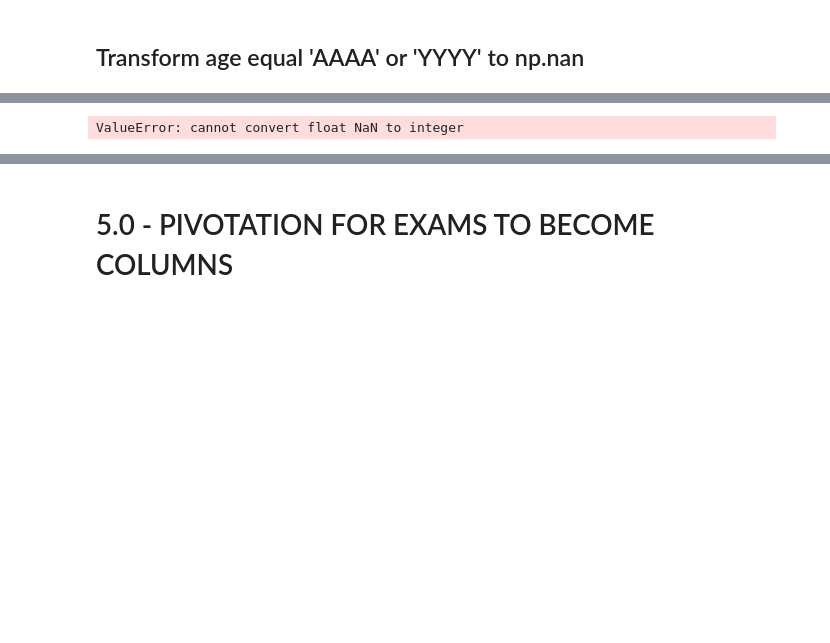
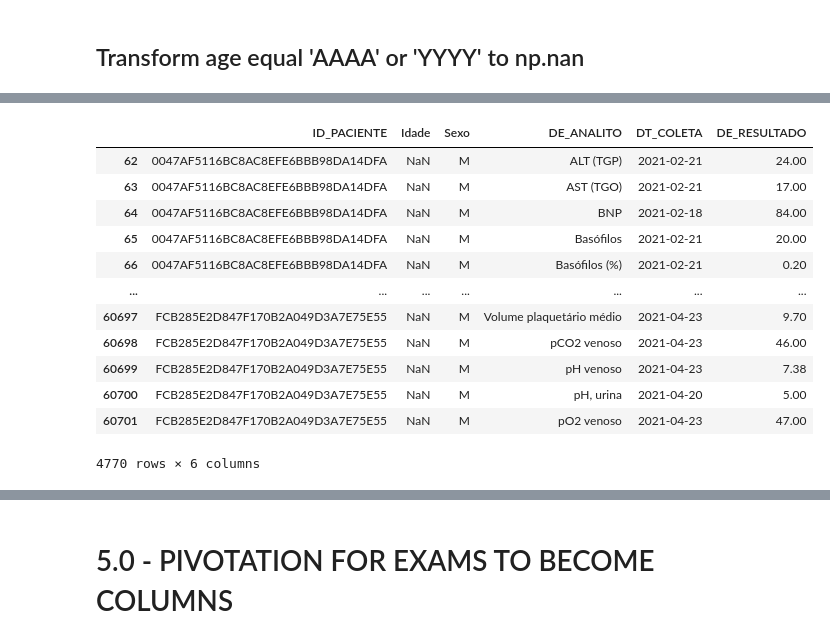
Before and after one commit to filipeloyola/HCAI_prediction, a Jupyter notebook: mainNotebook.ipynb, the cells around one changed output, grey strips where cells are left out. Saved outputs shown, nothing was run; the diff lists cells and outputs as text; code cells hidden in the pictures; blank space fills up the shorter version.

```diff
--- a/mainNotebook.ipynb
+++ b/mainNotebook.ipynb
@@ -608,8 +624,22 @@ df4.loc[df4['Idade']=='YYYY', 'Idade'] = np.nan
+# %%
+df4[df4['Idade'] != df4['Idade']]
+# %% [output]
+|  | ID_PACIENTE | Idade | Sexo | DE_ANALITO | DT_COLETA | DE_RESULTADO |
+| 62 | 0047AF5116BC8AC8EFE6BBB98DA14DFA | NaN | M | ALT (TGP) | 2021-02-21 | 24.00 |
+| 63 | 0047AF5116BC8AC8EFE6BBB98DA14DFA | NaN | M | AST (TGO) | 2021-02-21 | 17.00 |
+| 64 | 0047AF5116BC8AC8EFE6BBB98DA14DFA | NaN | M | BNP | 2021-02-18 | 84.00 |
+| 65 | 0047AF5116BC8AC8EFE6BBB98DA14DFA | NaN | M | Basófilos | 2021-02-21 | 20.00 |
+| 66 | 0047AF5116BC8AC8EFE6BBB98DA14DFA | NaN | M | Basófilos (%) | 2021-02-21 | 0.20 |
+| ... | ... | ... | ... | ... | ... | ... |
+| 60697 | FCB285E2D847F170B2A049D3A7E75E55 | NaN | M | Volume plaquetário médio | 2021-04-23 | 9.70 |
+| 60698 | FCB285E2D847F170B2A049D3A7E75E55 | NaN | M | pCO2 venoso | 2021-04-23 | 46.00 |
+| 60699 | FCB285E2D847F170B2A049D3A7E75E55 | NaN | M | pH venoso | 2021-04-23 | 7.38 |
+| 60700 | FCB285E2D847F170B2A049D3A7E75E55 | NaN | M | pH, urina | 2021-04-20 | 5.00 |
+| 60701 | FCB285E2D847F170B2A049D3A7E75E55 | NaN | M | pO2 venoso | 2021-04-23 | 47.00 |
+4770 rows × 6 columns
 # %%
-df4['Idade'] = df4['Idade'].astype(int)
+#df4['Idade'] = df4['Idade'].astype(int)
 
-df4['Idade'] = 2021 - df4['Idade']
+#df4['Idade'] = 2021 - df4['Idade']
 
-df4.head(3)
+#df4.head(3)
-# %% [output]
-ValueError: cannot convert float NaN to integer
```
Also changed, not shown: parts of 12 cells of this notebook, 1 other file.
